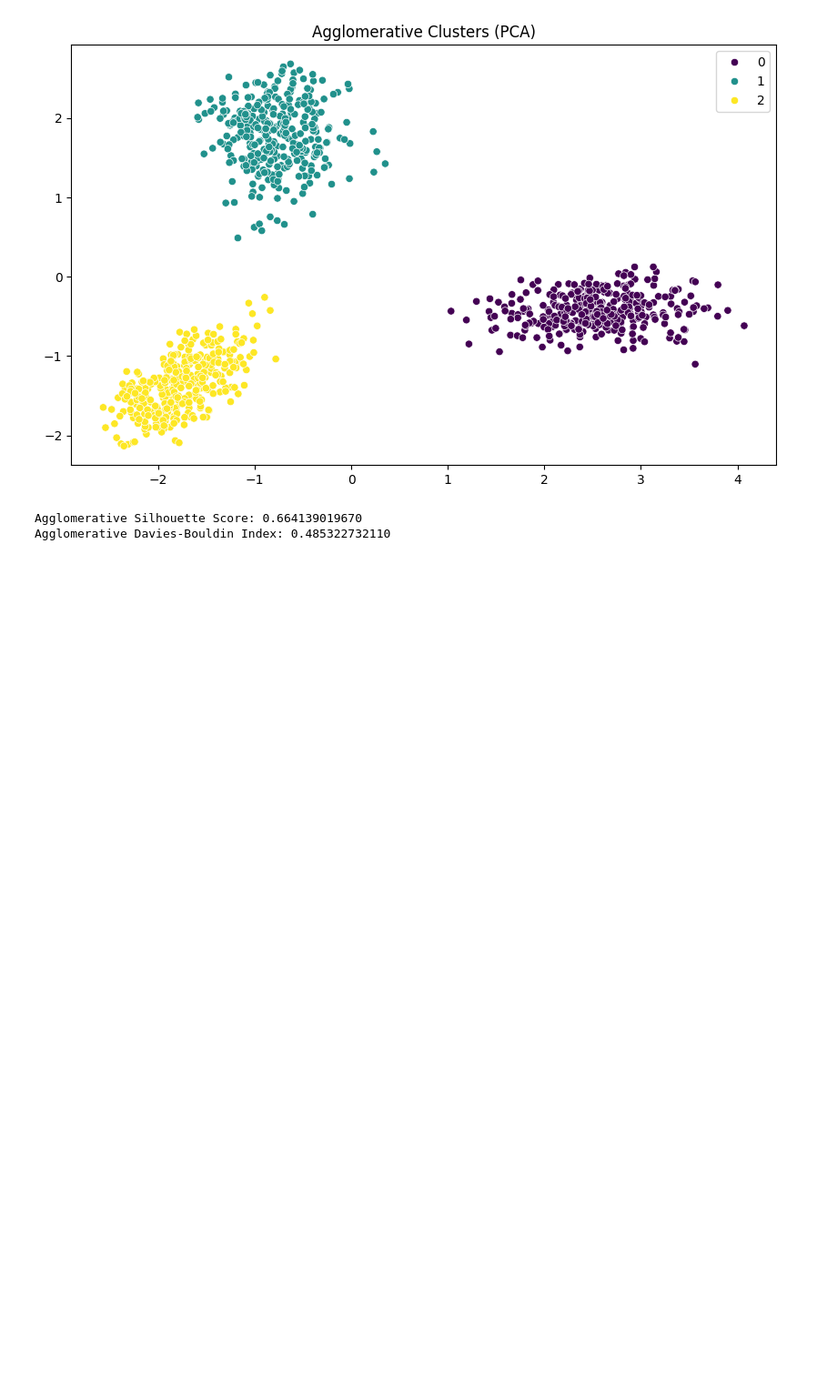
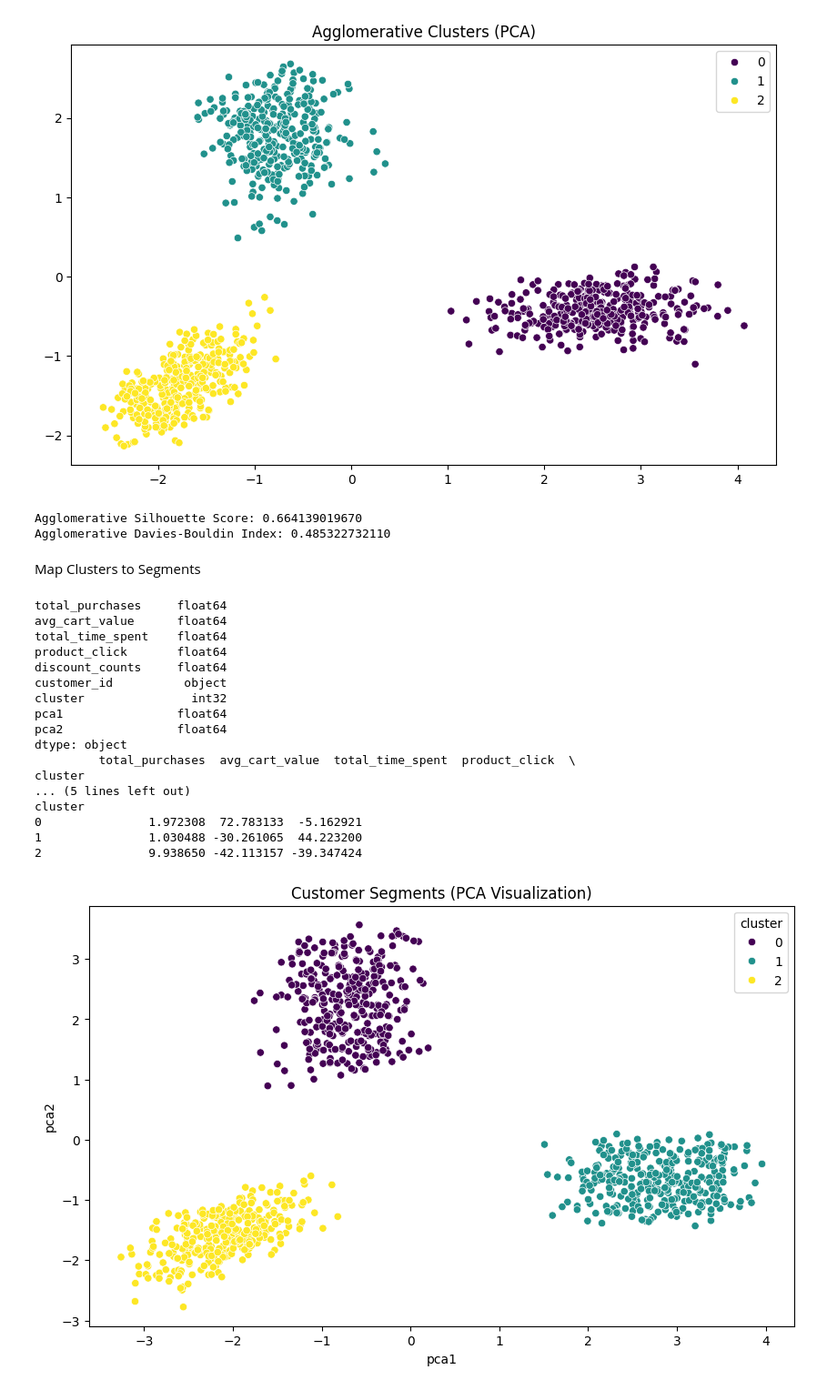
Before and after one commit to SamsudeenAshad/Intellihack_TetraNeurons_02, a Jupyter notebook: Customer Segmentation Script.ipynb, the cells around one changed output. Shown at 91% size. Drawn from its saved outputs; the diff is of its cells as text; code cells hidden in the pictures; blank space fills up the shorter version.

```diff
--- a/Customer Segmentation Script.ipynb
+++ b/Customer Segmentation Script.ipynb
@@ -543,3 +543,69 @@ print(f"Agglomerative Davies-Bouldin Index: {agg_db:.12f}")
 [figure]
 Agglomerative Silhouette Score: 0.664139019670
 Agglomerative Davies-Bouldin Index: 0.485322732110
+# %% [markdown]
+Map Clusters to Segments
+# %%
+import pandas as pd
+import numpy as np
+import matplotlib.pyplot as plt
+import seaborn as sns
+from sklearn.preprocessing import StandardScaler
+from sklearn.cluster import KMeans
+from sklearn.decomposition import PCA
+
+# Load data (Assuming df is already defined)
+print(df.dtypes)  # Check data types
+
+# 🔹 Step 1: Exclude Non-Numeric Columns
+numeric_cols = df.select_dtypes(include=['number']).columns  # Select numeric columns
+df_numeric = df[numeric_cols]  # Keep only numeric columns
+
+# 🔹 Step 2: Standardize the Data
+scaler = StandardScaler()
+scaled_data = scaler.fit_transform(df_numeric)  # Scale only numeric data
+
+# 🔹 Step 3: Apply KMeans Clustering
+kmeans = KMeans(n_clusters=3, random_state=42, n_init=10)
+kmeans_clusters = kmeans.fit_predict(scaled_data)
+
+# 🔹 Step 4: Add Cluster Labels Back to Original Data
+df['cluster'] = kmeans_clusters  # Assign clusters
+df['cluster'] = df['cluster'].astype(int)  # Ensure integer type
+
+# 🔹 Step 5: Analyze Clusters
+cluster_summary = df.groupby('cluster').mean(numeric_only=True)  # Get mean values per cluster
+print(cluster_summary)
+
+# 🔹 Step 6: Visualize Clusters using PCA
+pca = PCA(n_components=2)  # Reduce to 2D for visualization
+pca_data = pca.fit_transform(scaled_data)
+
+# Add PCA components to DataFrame
+df['pca1'] = pca_data[:, 0]
+df['pca2'] = pca_data[:, 1]
+
+# Plot Clusters
+plt.figure(figsize=(10, 6))
+sns.scatterplot(data=df, x='pca1', y='pca2', hue='cluster', palette='viridis')
+plt.title('Customer Segments (PCA Visualization)')
+plt.show()
+# %% [output]
+total_purchases     float64
+avg_cart_value      float64
+total_time_spent    float64
+product_click       float64
+discount_counts     float64
+customer_id          object
+cluster               int32
+pca1                float64
+pca2                float64
+dtype: object
+         total_purchases  avg_cart_value  total_time_spent  product_click  \
+cluster
+... (5 lines left out)
+cluster
+0               1.972308  72.783133  -5.162921
+1               1.030488 -30.261065  44.223200
+2               9.938650 -42.113157 -39.347424
+[figure, added]
```
Also changed, not shown: parts of 6 cells of this notebook.
